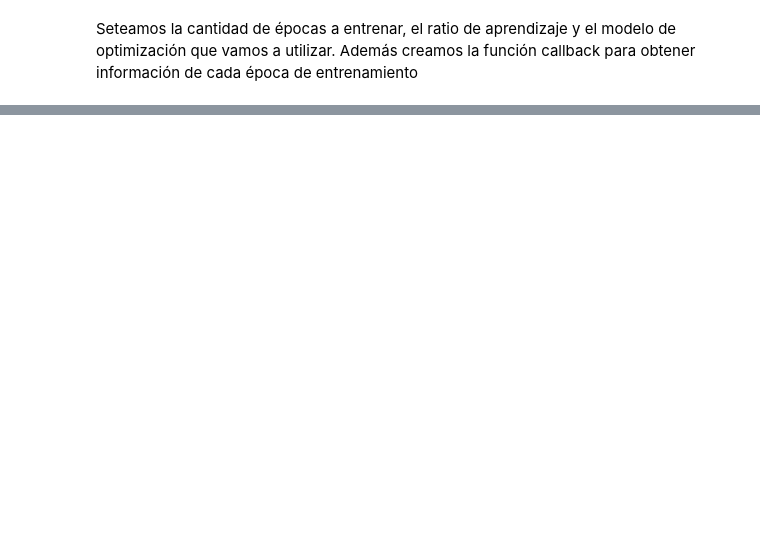
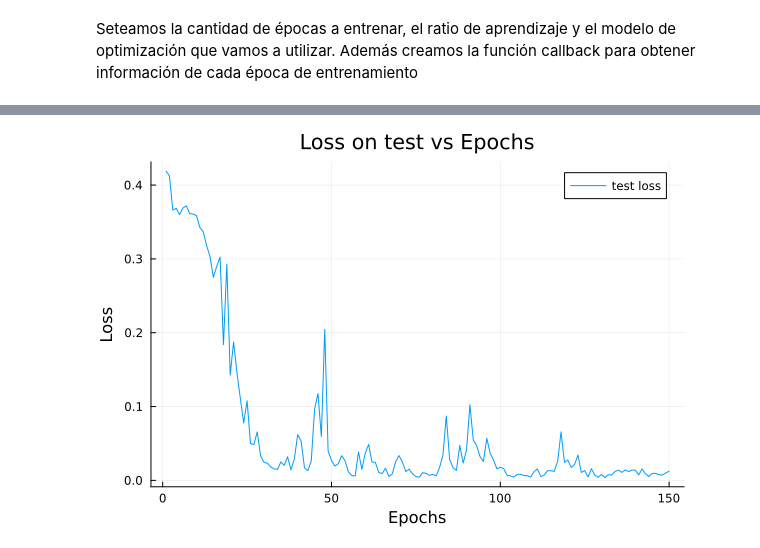
Before and after one commit to jp6879/TrackVersionsProgramsGit, a Jupyter notebook: MLTraining/1/1.4NN_NODEs.ipynb, the cells around one changed output, grey strips where cells are left out. Saved outputs shown, nothing was run; the diff lists cells and outputs as text; code cells hidden in the pictures; blank space fills up the shorter version.

```diff
--- a/MLTraining/1/1.4NN_NODEs.ipynb
+++ b/MLTraining/1/1.4NN_NODEs.ipynb
@@ -146,0 +148,4 @@ scatter!(t_train[1,:],model(t_train)[1,:],label = "predicción")
+# %%
+plot(loss_test, label="test loss",xlabel = "Epochs", ylabel = "Loss", title = "Loss on test vs Epochs")
+# %% [output]
+[figure, added]
```
Also changed, not shown: parts of 17 cells of this notebook, 5 other files.
